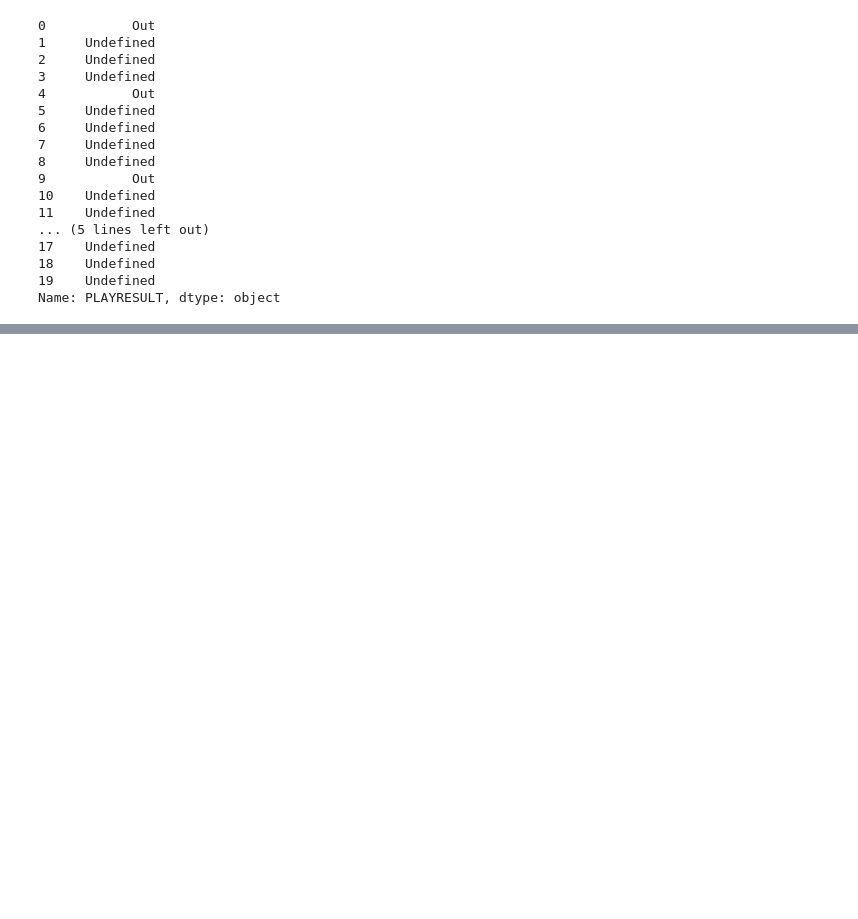
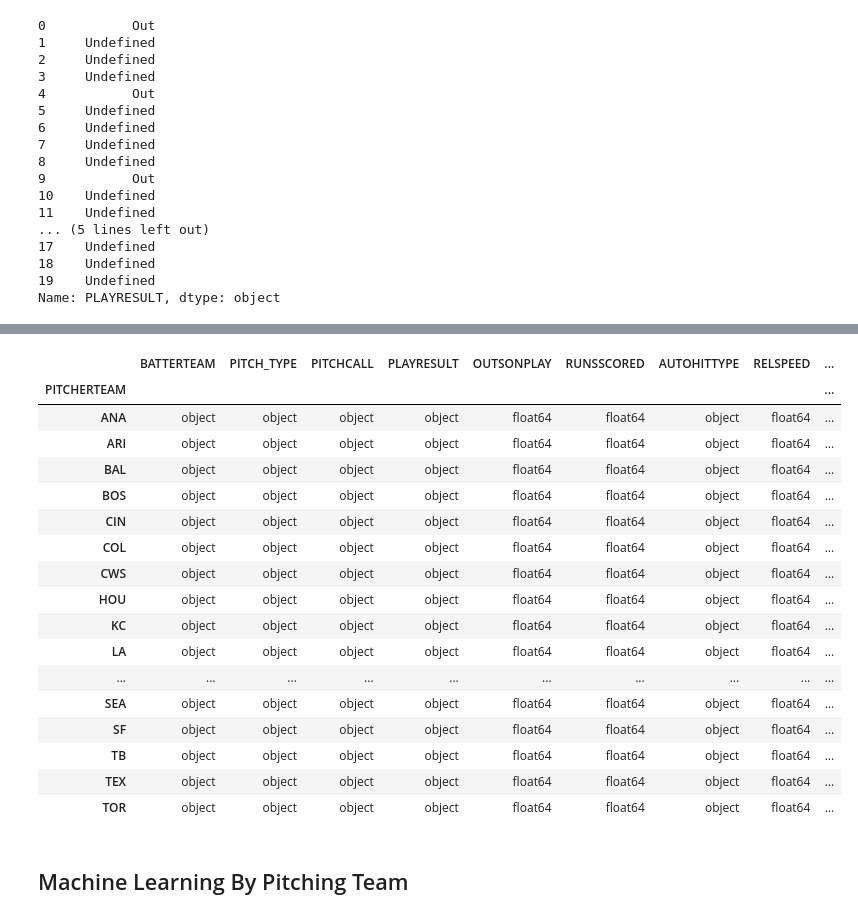
Before and after one commit to Betsy-Kalkwarf/MLB-Predictions, a Jupyter notebook: MLB_Clean.ipynb, the cells around one changed output, grey strips where cells are left out. Drawn from its saved outputs; the diff is of its cells as text; code cells hidden in the pictures; blank space fills up the shorter version.

```diff
--- a/MLB_Clean.ipynb
+++ b/MLB_Clean.ipynb
@@ -162,4 +192,0 @@ ML_dataDF.head()
-# %%
-#add win percentage for batting team
-ML_dataDF = pd.merge(ML_dataDF, wlDF, left_on="BATTERTEAM", right_on="Team", how="inner")
-ML_dataDF.head()
@@ -173,5 +192,0 @@ ML_dataDF.head()
-# %%
-#rename columns
-ML_dataDF = ML_dataDF.rename(columns={"Win-Loss Percentage": "Batter: WL Percentage", "Rank": "Batter Rank",
-                                      "Team": "Batter Team"})
-ML_dataDF.head()
@@ -191,0 +228,25 @@ ML_dataDF.head()
+# %%
+#playresult to numeric
+#Undefined        0
+#Out             -1
+#Single           1
+#Double           2
+#HomeRun          4
+#Error            1
+#FieldersChoice  -1
+#Sacrifice       -1
+#Triple           3
+#Walk             1
+
+ML_dataDF.loc[ML_dataDF['PLAYRESULT'] == 'Undefined', 'ResultNum'] = 0
+ML_dataDF.loc[ML_dataDF['PLAYRESULT'] == 'Out', 'ResultNum'] = -1
+ML_dataDF.loc[ML_dataDF['PLAYRESULT'] == 'Single', 'ResultNum'] = 1
+ML_dataDF.loc[ML_dataDF['PLAYRESULT'] == 'Double', 'ResultNum'] = 2
+ML_dataDF.loc[ML_dataDF['PLAYRESULT'] == 'HomeRun', 'ResultNum'] = 4
+ML_dataDF.loc[ML_dataDF['PLAYRESULT'] == 'Error', 'ResultNum'] = 1
+ML_dataDF.loc[ML_dataDF['PLAYRESULT'] == 'FieldersChoice', 'ResultNum'] = -1
+ML_dataDF.loc[ML_dataDF['PLAYRESULT'] == 'Sacrifice', 'ResultNum'] = -1
+ML_dataDF.loc[ML_dataDF['PLAYRESULT'] == 'Triple', 'ResultNum'] = 3
+ML_dataDF.loc[ML_dataDF['PLAYRESULT'] == 'Walk', 'ResultNum'] = 1
+
+ML_dataDF.head()
@@ -191,0 +294,24 @@ ML_dataDF.head()
+# %%
+#df groupby pitching team
+df_groupby_pitching = ML_dataDF.groupby(['PITCHERTEAM'])
+
+df_groupby_pitching.dtypes
+# %% [output]
+|  | BATTERTEAM | PITCH_TYPE | PITCHCALL | PLAYRESULT | OUTSONPLAY | RUNSSCORED | AUTOHITTYPE | RELSPEED | ... |
+| PITCHERTEAM |  |  |  |  |  |  |  |  | ... |
+| ANA | object | object | object | object | float64 | float64 | object | float64 | ... |
+| ARI | object | object | object | object | float64 | float64 | object | float64 | ... |
+| BAL | object | object | object | object | float64 | float64 | object | float64 | ... |
+| BOS | object | object | object | object | float64 | float64 | object | float64 | ... |
+| CIN | object | object | object | object | float64 | float64 | object | float64 | ... |
+| COL | object | object | object | object | float64 | float64 | object | float64 | ... |
+| CWS | object | object | object | object | float64 | float64 | object | float64 | ... |
+| HOU | object | object | object | object | float64 | float64 | object | float64 | ... |
+| KC | object | object | object | object | float64 | float64 | object | float64 | ... |
+| LA | object | object | object | object | float64 | float64 | object | float64 | ... |
+| ... | ... | ... | ... | ... | ... | ... | ... | ... | ... |
+| SEA | object | object | object | object | float64 | float64 | object | float64 | ... |
+| SF | object | object | object | object | float64 | float64 | object | float64 | ... |
+| TB | object | object | object | object | float64 | float64 | object | float64 | ... |
+| TEX | object | object | object | object | float64 | float64 | object | float64 | ... |
+| TOR | object | object | object | object | float64 | float64 | object | float64 | ... |
@@ -191,0 +321,2 @@ ML_dataDF.head()
+# %% [markdown]
+## Machine Learning By Pitching Team
```
Also changed, not shown: parts of 32 cells of this notebook.
